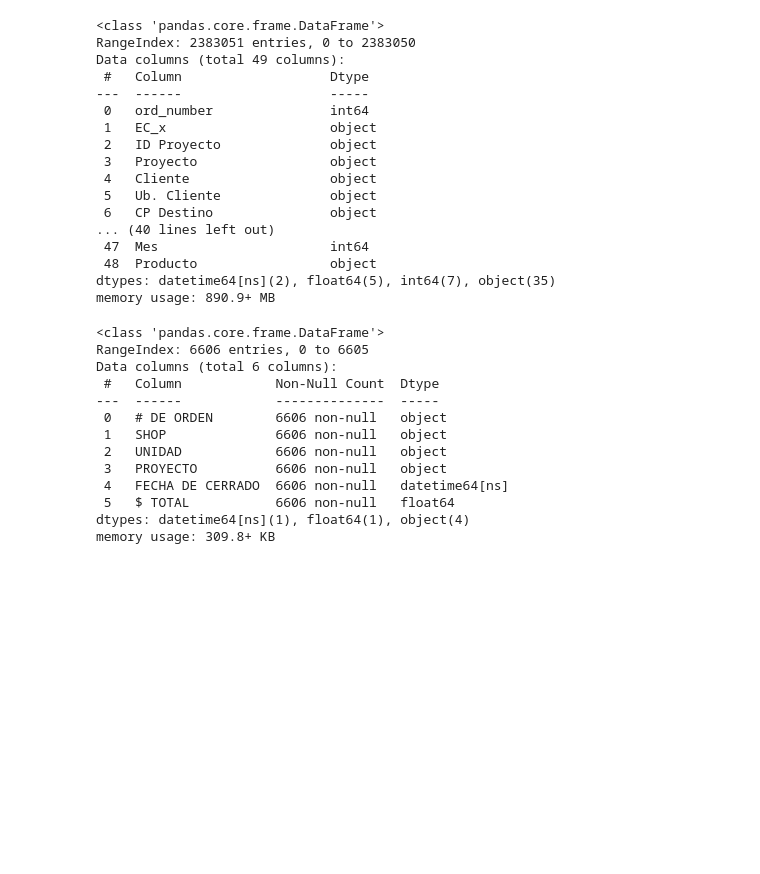
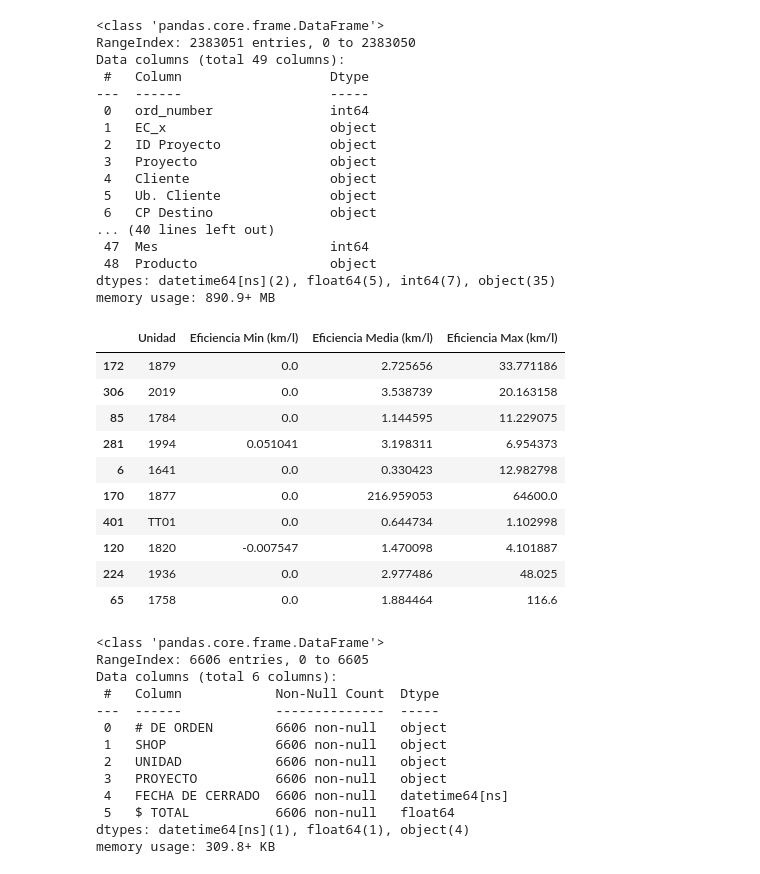
Before and after one commit to pomaremiliano/dashboard-datastorm, a Jupyter notebook: data/RecoleccionReto.ipynb, the cells around one changed output. Drawn from its saved outputs; the diff is of its cells as text; code cells hidden in the pictures; blank space fills up the shorter version.

Commit message:
fix: eficiencia chart data

```diff
--- a/data/RecoleccionReto.ipynb
+++ b/data/RecoleccionReto.ipynb
@@ -179,6 +179,39 @@ Data columns (total 49 columns):
  48  Producto                 object
 dtypes: datetime64[ns](2), float64(5), int64(7), object(35)
 memory usage: 890.9+ MB
+# %%
+# Calcular eficiencia de combustible (km por litro) para cada registro (viaje)
+df_merged["Eficiencia (km/l)"] = df_merged["kmstotales"] / df_merged["Litros"].replace(0, pd.NA)
+
+# Agrupar por 'Unidad' y calcular eficiencia mínima, media y máxima
+df_eficiencia_completa = (
+    df_merged.groupby("Unidad")["Eficiencia (km/l)"]
+    .agg(["min", "mean", "max"])
+    .reset_index()
+    .rename(
+        columns={
+            "min": "Eficiencia Min (km/l)",
+            "mean": "Eficiencia Media (km/l)",
+            "max": "Eficiencia Max (km/l)",
+        }
+    )
+)
+
+# Exportar a CSV
+df_eficiencia_completa.to_csv("eficiencia_completa_por_unidad.csv", index=False)
+df_eficiencia_completa.sample(10)
+# %% [output]
+|  | Unidad | Eficiencia Min (km/l) | Eficiencia Media (km/l) | Eficiencia Max (km/l) |
+| 172 | 1879 | 0.0 | 2.725656 | 33.771186 |
+| 306 | 2019 | 0.0 | 3.538739 | 20.163158 |
+| 85 | 1784 | 0.0 | 1.144595 | 11.229075 |
+| 281 | 1994 | 0.051041 | 3.198311 | 6.954373 |
+| 6 | 1641 | 0.0 | 0.330423 | 12.982798 |
+| 170 | 1877 | 0.0 | 216.959053 | 64600.0 |
+| 401 | TT01 | 0.0 | 0.644734 | 1.102998 |
+| 120 | 1820 | -0.007547 | 1.470098 | 4.101887 |
+| 224 | 1936 | 0.0 | 2.977486 | 48.025 |
+| 65 | 1758 | 0.0 | 1.884464 | 116.6 |
 # %%
 df_mantenimiento = pd.read_excel("./old/Gastos de mantenimientos por unidad Q1.xlsx")
 df_mantenimiento.info()
```
Also changed, not shown: parts of 3 cells of this notebook, 6 other files.
